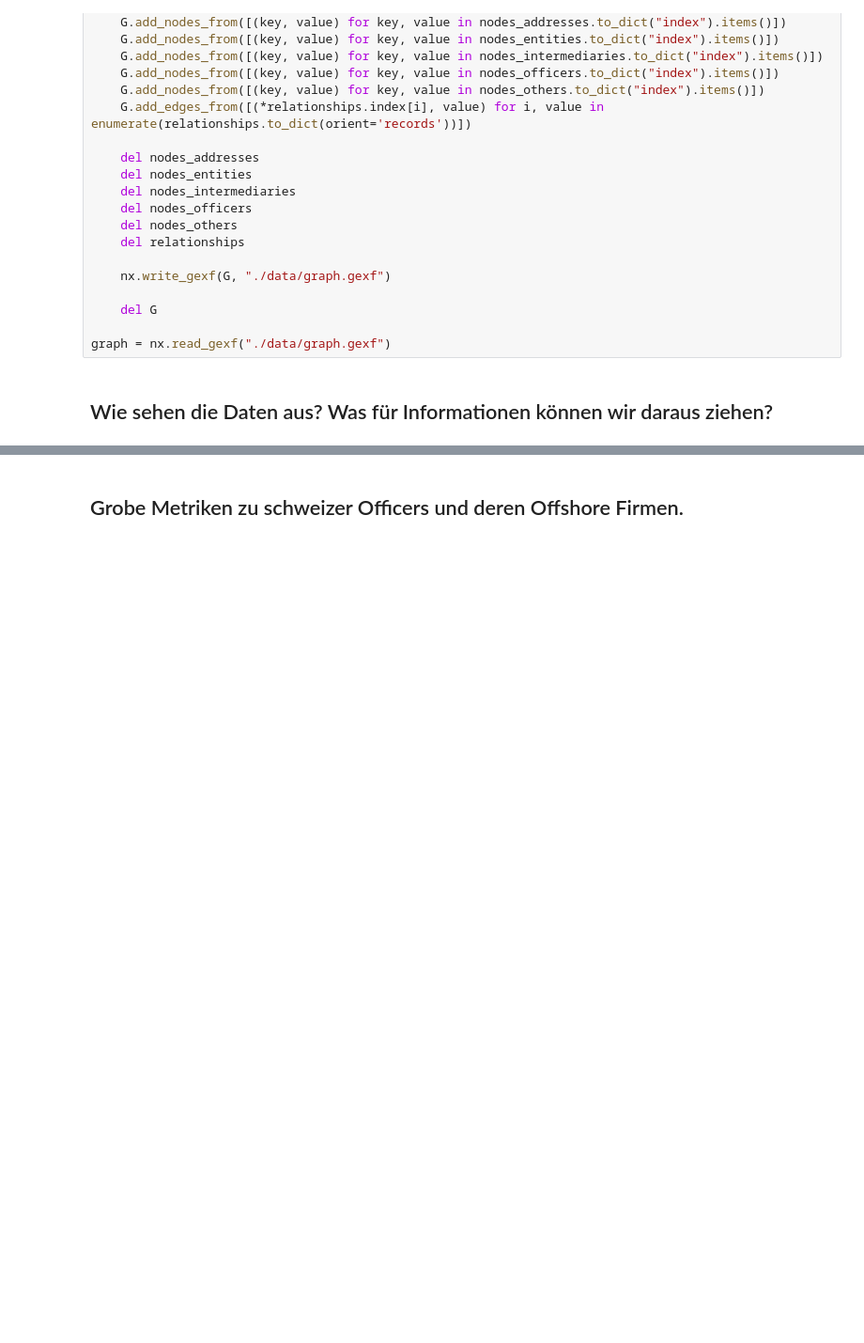
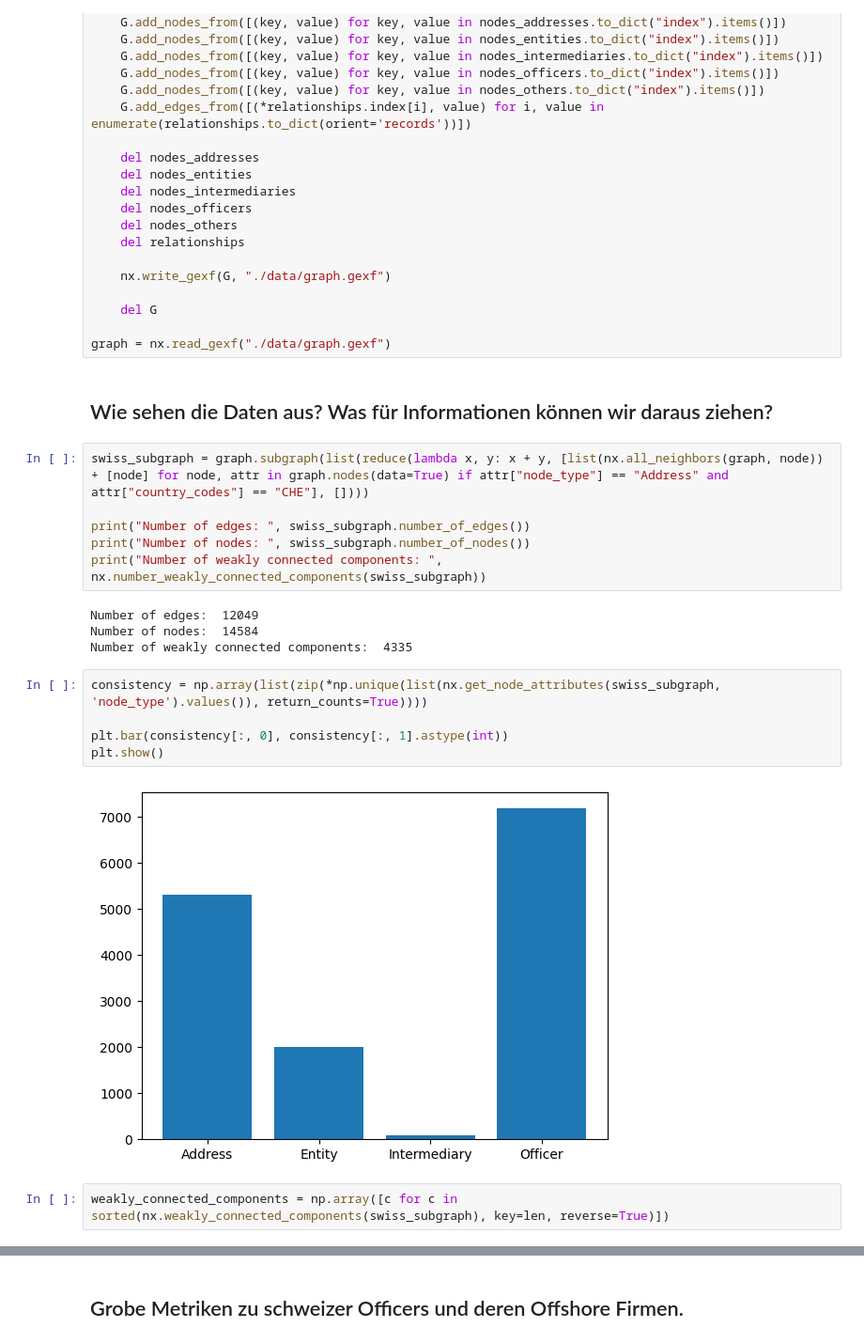
Before and after one commit to gabrieltorresgamez/fhnw-san-project, a Jupyter notebook: notebook.ipynb, the cells around one changed output, grey strips where cells are left out. Shown at 94% size. Drawn from its saved outputs; the diff is of its cells as text; blank space fills up the shorter version.

Commit message:
analysis of connected components which have a swiss address

```diff
--- a/notebook.ipynb
+++ b/notebook.ipynb
@@ -78,3 +80,22 @@ if not os.path.exists("./data/graph.gexf"):
 graph = nx.read_gexf("./data/graph.gexf")
 # %% [markdown]
 ## Wie sehen die Daten aus? Was für Informationen können wir daraus ziehen?
+# %%
+swiss_subgraph = graph.subgraph(list(reduce(lambda x, y: x + y, [list(nx.all_neighbors(graph, node)) + [node] for node, attr in graph.nodes(data=True) if attr["node_type"] == "Address" and attr["country_codes"] == "CHE"], [])))
+
+print("Number of edges: ", swiss_subgraph.number_of_edges())
+print("Number of nodes: ", swiss_subgraph.number_of_nodes())
+print("Number of weakly connected components: ", nx.number_weakly_connected_components(swiss_subgraph))
+# %% [output]
+Number of edges:  12049
+Number of nodes:  14584
+Number of weakly connected components:  4335
+# %%
+consistency = np.array(list(zip(*np.unique(list(nx.get_node_attributes(swiss_subgraph, 'node_type').values()), return_counts=True))))
+
+plt.bar(consistency[:, 0], consistency[:, 1].astype(int))
+plt.show()
+# %% [output]
+[figure, added]
+# %%
+weakly_connected_components = np.array([c for c in sorted(nx.weakly_connected_components(swiss_subgraph), key=len, reverse=True)])
```
Also changed, not shown: parts of 4 cells of this notebook.
